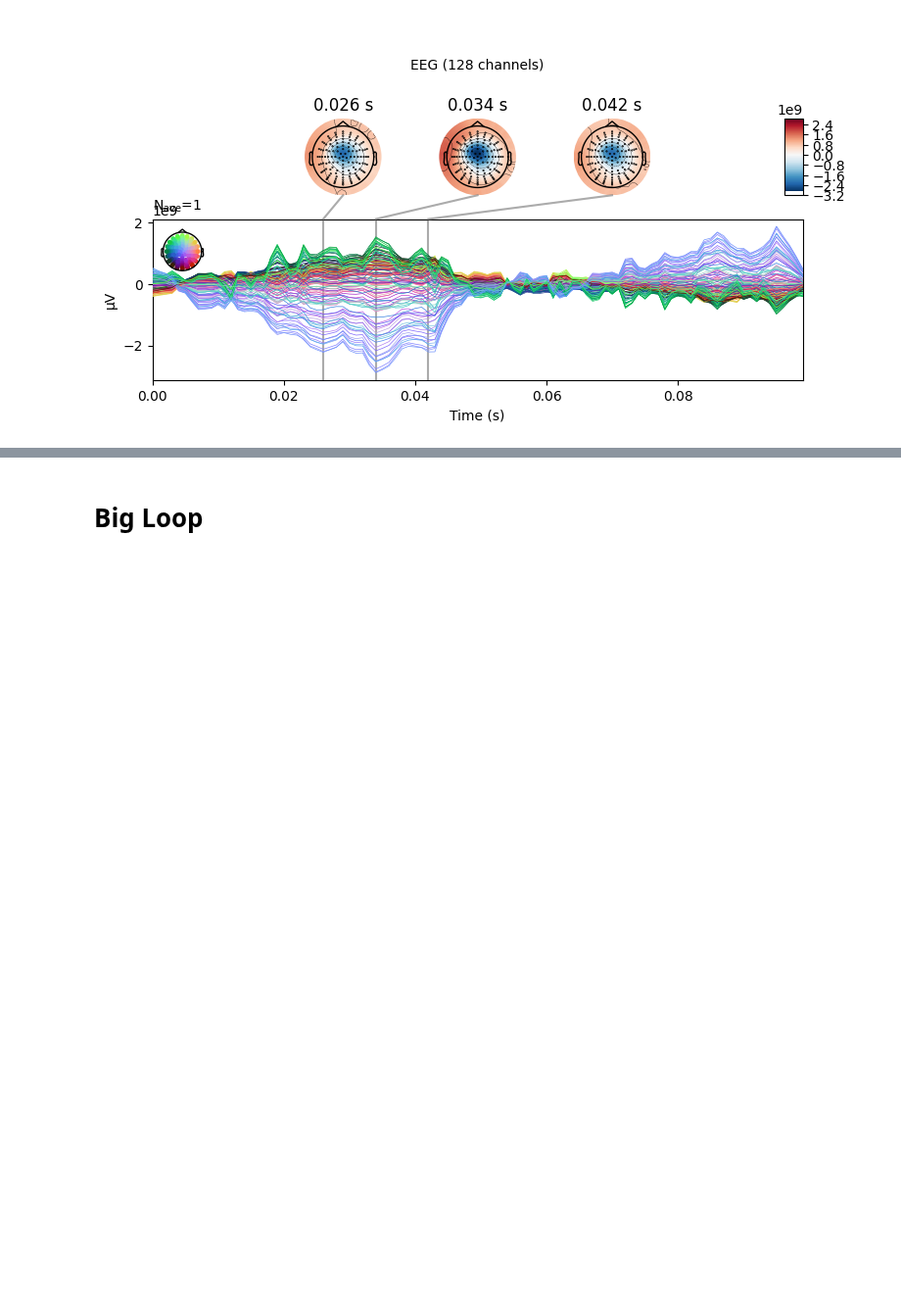
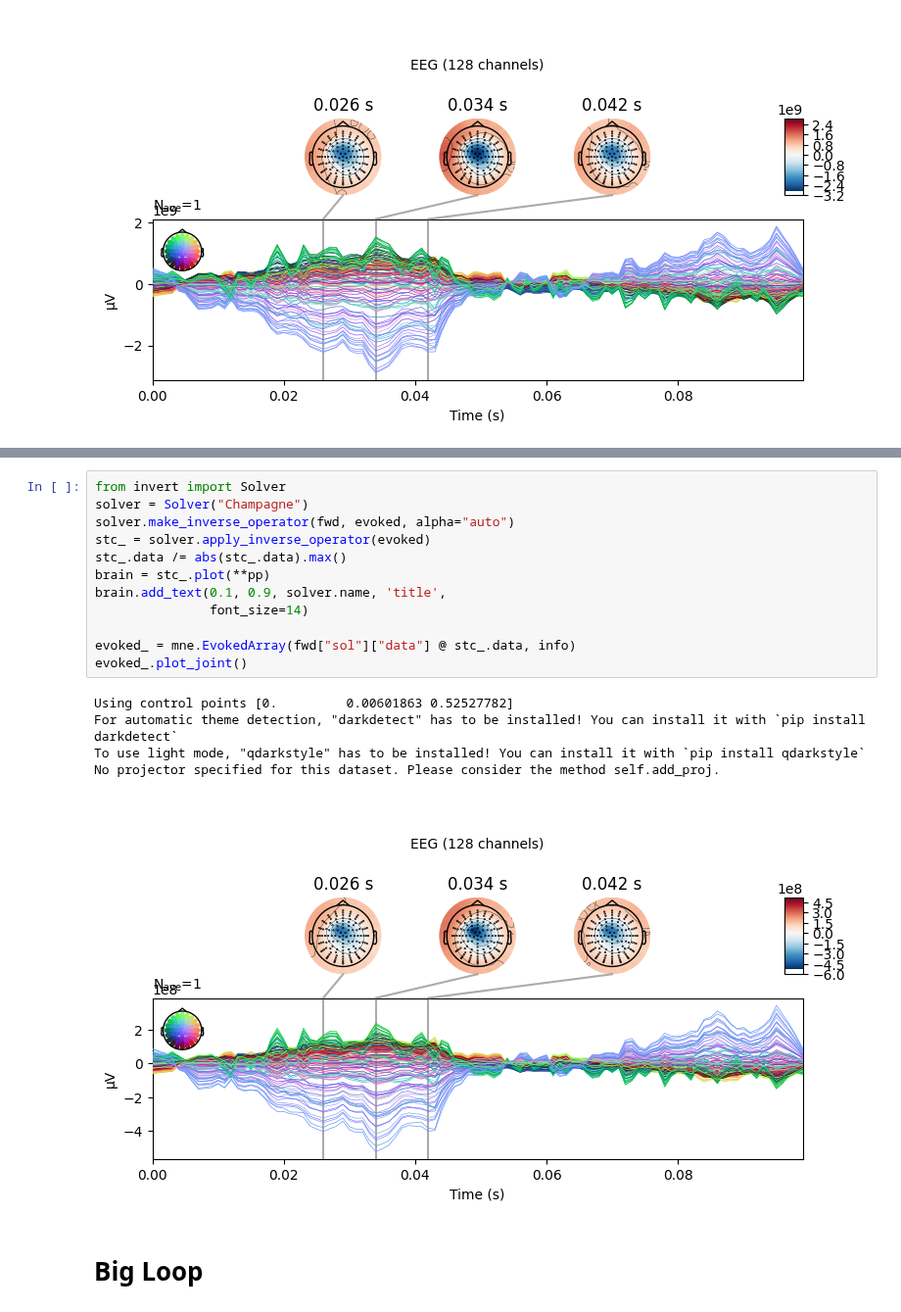
Before and after one commit to LukeTheHecker/invert, a Jupyter notebook: dev/evaluate.ipynb, the cells around one changed output, grey strips where cells are left out. Shown at 98% size. Saved outputs shown, nothing was run; the diff lists cells and outputs as text; blank space fills up the shorter version.

```diff
--- a/dev/evaluate.ipynb
+++ b/dev/evaluate.ipynb
@@ -107,3 +110,21 @@ No projector specified for this dataset. Please consider the method self.add_pro
+# %%
+from invert import Solver
+solver = Solver("Champagne")
+solver.make_inverse_operator(fwd, evoked, alpha="auto")
+stc_ = solver.apply_inverse_operator(evoked)
+stc_.data /= abs(stc_.data).max()
+brain = stc_.plot(**pp)
+brain.add_text(0.1, 0.9, solver.name, 'title',
+               font_size=14)
+
+evoked_ = mne.EvokedArray(fwd["sol"]["data"] @ stc_.data, info)
+evoked_.plot_joint()
+# %% [output]
+Using control points [0.         0.00601863 0.52527782]
+For automatic theme detection, "darkdetect" has to be installed! You can install it with `pip install darkdetect`
+To use light mode, "qdarkstyle" has to be installed! You can install it with `pip install qdarkstyle`
+No projector specified for this dataset. Please consider the method self.add_proj.
+[figure, added]
 # %% [markdown]
 # Big Loop
 # %%
```
Also changed, not shown: parts of 1 cell of this notebook.
